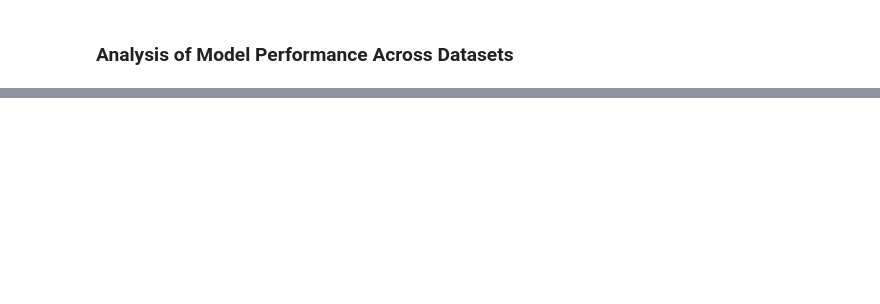
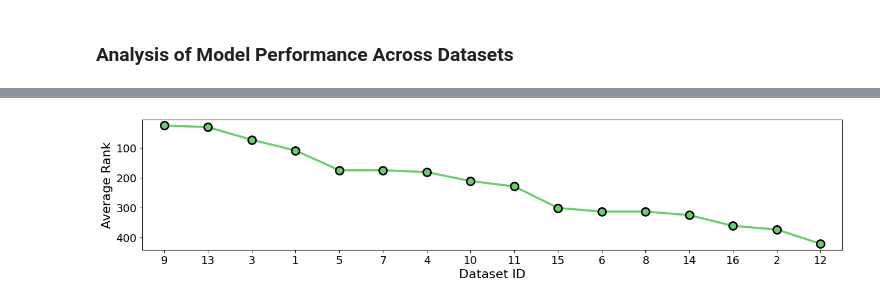
Before and after one commit to JackWJW/LGG_Prognosis_Prediction, a Jupyter notebook: Analysis_Model_Performance.ipynb, the cells around one changed output, grey strips where cells are left out. Cells and saved outputs as stored; diff of their text form; code cells hidden in the pictures; blank space fills up the shorter version.

```diff
--- a/Analysis_Model_Performance.ipynb
+++ b/Analysis_Model_Performance.ipynb
@@ -6,9 +7,9 @@ from matplotlib import pyplot
 import seaborn as sns
 # %%
 df_list = []
-for rs in range(0,3):
-    for dataset in range(1,19):
-        df = pd.read_csv(f"./LGG_Fixed-K_Results/RS-{rs}_DS-{dataset}_Results/Results_Summary.csv")
-        df["RS"] = rs
-        df["Dataset ID"] = dataset
+for rs in range(0,5):
+    for dataset in range(1,17):
+        df = pd.read_csv(f"https://raw.githubusercontent.com/JackWJW/LGG_Prognosis_Prediction/main/LGG_Fixed-K_Results/RS-{rs}_DS-{dataset}_Results/Results_Probs_Summary.csv")
+        df["RS"] = str(rs)
+        df["Dataset ID"] = str(dataset)
         df_list.append(df)
@@ -32,0 +76,9 @@ sns.barplot(combined_df, x="Dataset ID", y="HR",hue="Model",palette="Accent",edg
+# %%
+fig, ax = plt.subplots(figsize=(16,3))
+sns.pointplot(combined_df.sort_values(by="combined_rank"),x="Dataset ID",y="combined_rank",markeredgecolor="black",markeredgewidth=2,markersize=10,color="#69CE6C")
+ax.invert_yaxis()
+plt.ylabel("Average Rank",fontsize=16)
+plt.xlabel("Dataset ID",fontsize=16)
+plt.tick_params(axis='both',labelsize=14)
+# %% [output]
+[figure, added]
```
Also changed, not shown: parts of 8 cells of this notebook.
